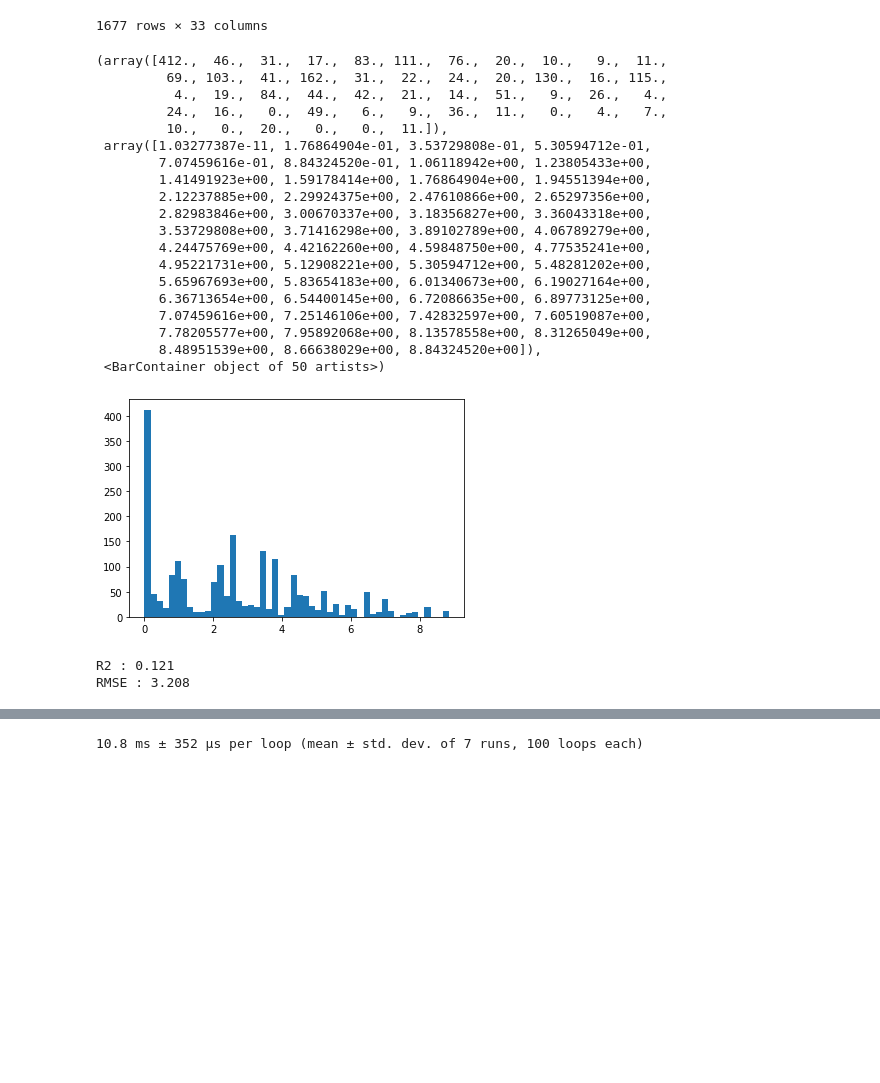
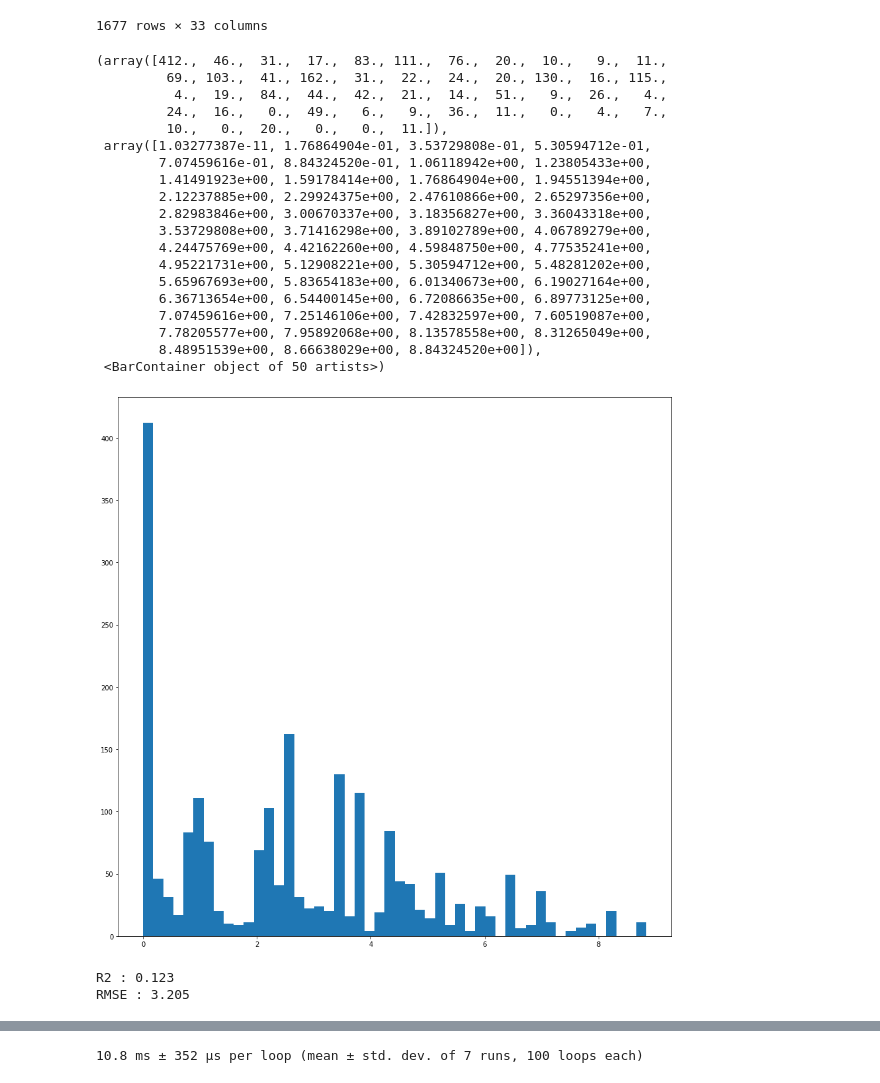
Before and after one commit to RubelMozumder/aiida_daily_work, a Jupyter notebook: Daily_Work_bin/ML_from_imps_data.ipynb, the cells around one changed output, grey strips where cells are left out. Drawn from its saved outputs; the diff is of its cells as text; code cells hidden in the pictures; blank space fills up the shorter version.

```diff
--- a/Daily_Work_bin/ML_from_imps_data.ipynb
+++ b/Daily_Work_bin/ML_from_imps_data.ipynb
@@ -184,26 +152,27 @@ df_ml.drop_duplicates()
 # %%
+plt.figure(figsize=(15,15) )
 plt.hist(abs(df_ml['mom1'])+abs(df_ml['mom2']), bins=50, )#cumulative=True, density=True)
 # %% [output]
 (array([412.,  46.,  31.,  17.,  83., 111.,  76.,  20.,  10.,   9.,  11.,
          69., 103.,  41., 162.,  31.,  22.,  24.,  20., 130.,  16., 115.,
           4.,  19.,  84.,  44.,  42.,  21.,  14.,  51.,   9.,  26.,   4.,
          24.,  16.,   0.,  49.,   6.,   9.,  36.,  11.,   0.,   4.,   7.,
          10.,   0.,  20.,   0.,   0.,  11.]),
  array([1.03277387e-11, 1.76864904e-01, 3.53729808e-01, 5.30594712e-01,
         7.07459616e-01, 8.84324520e-01, 1.06118942e+00, 1.23805433e+00,
         1.41491923e+00, 1.59178414e+00, 1.76864904e+00, 1.94551394e+00,
         2.12237885e+00, 2.29924375e+00, 2.47610866e+00, 2.65297356e+00,
         2.82983846e+00, 3.00670337e+00, 3.18356827e+00, 3.36043318e+00,
         3.53729808e+00, 3.71416298e+00, 3.89102789e+00, 4.06789279e+00,
         4.24475769e+00, 4.42162260e+00, 4.59848750e+00, 4.77535241e+00,
         4.95221731e+00, 5.12908221e+00, 5.30594712e+00, 5.48281202e+00,
         5.65967693e+00, 5.83654183e+00, 6.01340673e+00, 6.19027164e+00,
         6.36713654e+00, 6.54400145e+00, 6.72086635e+00, 6.89773125e+00,
         7.07459616e+00, 7.25146106e+00, 7.42832597e+00, 7.60519087e+00,
         7.78205577e+00, 7.95892068e+00, 8.13578558e+00, 8.31265049e+00,
         8.48951539e+00, 8.66638029e+00, 8.84324520e+00]),
  <BarContainer object of 50 artists>)
-[figure, old version]
+[figure, new version]
 # %%
 from sklearn.model_selection import KFold, cross_val_score
 from sklearn import linear_model
@@ -222,17 +191,17 @@ crossvalidation = KFold(n_splits=5, shuffle= True, random_state=1)
 # %%
 # Try different mechine learning model
 y = df_ml['J'].values
-X = df_ml.drop(['J', 'f00', 'f01', 'p00', 'p01', 'mom1', 'mom2'], axis=1)
+X = df_ml.drop(['J', 'f00', 'f01', 'p00', 'p01'], axis=1)
 # X = df_ml.drop(['J', 'imp0', 'imp1', 'f00', 'f01', 'p00', 'p01', 'group1', 'group2', 'period1', 'period2'], axis=1)
 # X = df_ml.drop(['J', 'imp0', 'imp1', 'f00', 'f01', 'p00', 'p01', 'group1', 'group2', 'period1', 'period2', 'en1', 'en2'], axis=1)
 # X = df_ml.drop(['J', 'imp0', 'imp1', 'f00', 'f01', 'p00', 'p01', 'group1', 'group2', 'period1', 'period2', 'en1', 'en2', 's00', 's01', 'd00', 'd01'], axis=1)
 # X = df_ml.drop(['J', 'rx', 'ry', 'rz', 'mom1', 'mom2', 'imp0', 'imp1', 'f00', 'f01', 'p00', 'p01', 'en1', 'en2', 's00', 's01', 'd00', 'd01'], axis=1)
 # X = df_ml.drop(['J', 'rx', 'ry', 'rz', 'mom1', 'mom2', 'group1', 'group2', 'period1', 'period2', 'f00', 'f01', 'p00', 'p01', 'en1', 'en2', 's00', 's01', 'd00', 'd01'], axis=1)
 
-
-X2 = df_ml.drop(['J', 'f00', 'f01', 'p00', 'p01', 'mom1', 'mom2', 'del_imp',
-       'del_d', 'del_s', 'd00_odd_spin', 'd01_odd_spin', 'rx', 'ry', 'rz',
-       's00_odd_spin', 's01_odd_spin', 'tot_odd_spin_00', 'tot_odd01_spin_00', 's00', 's01', 'd00', 'd01'], axis=1)
+# , 'd00_odd_spin', 'd01_odd_spin', 's00_odd_spin', 's01_odd_spin','tot_odd_spin_00', 'tot_odd01_spin_00',
+X2 = df_ml.drop(['J', 'f00', 'f01', 'p00', 'p01', 'del_imp', #'mom1', 'mom2',
+       'del_d', 'del_s', 'rx', 'ry', 'rz', 'imp0', 'imp1',
+        's00', 's01', 'd00', 'd01'], axis=1)
 
 #To try a linear regression model using scikit-learn
 
@@ -248,8 +217,8 @@ lr.fit(X,y)
 print('R2 : '+ str(round(lr.score(X,y), 3)))
 print('RMSE : %.3f' % np.sqrt(mean_squared_error(y_true=y, y_pred=lr.predict(X))))
 # %% [output]
-R2 : 0.121
-RMSE : 3.208
+R2 : 0.123
+RMSE : 3.205
 # %%
 X.columns
 # %% [output]
```
Also changed, not shown: parts of 28 cells of this notebook, 9 other files.
